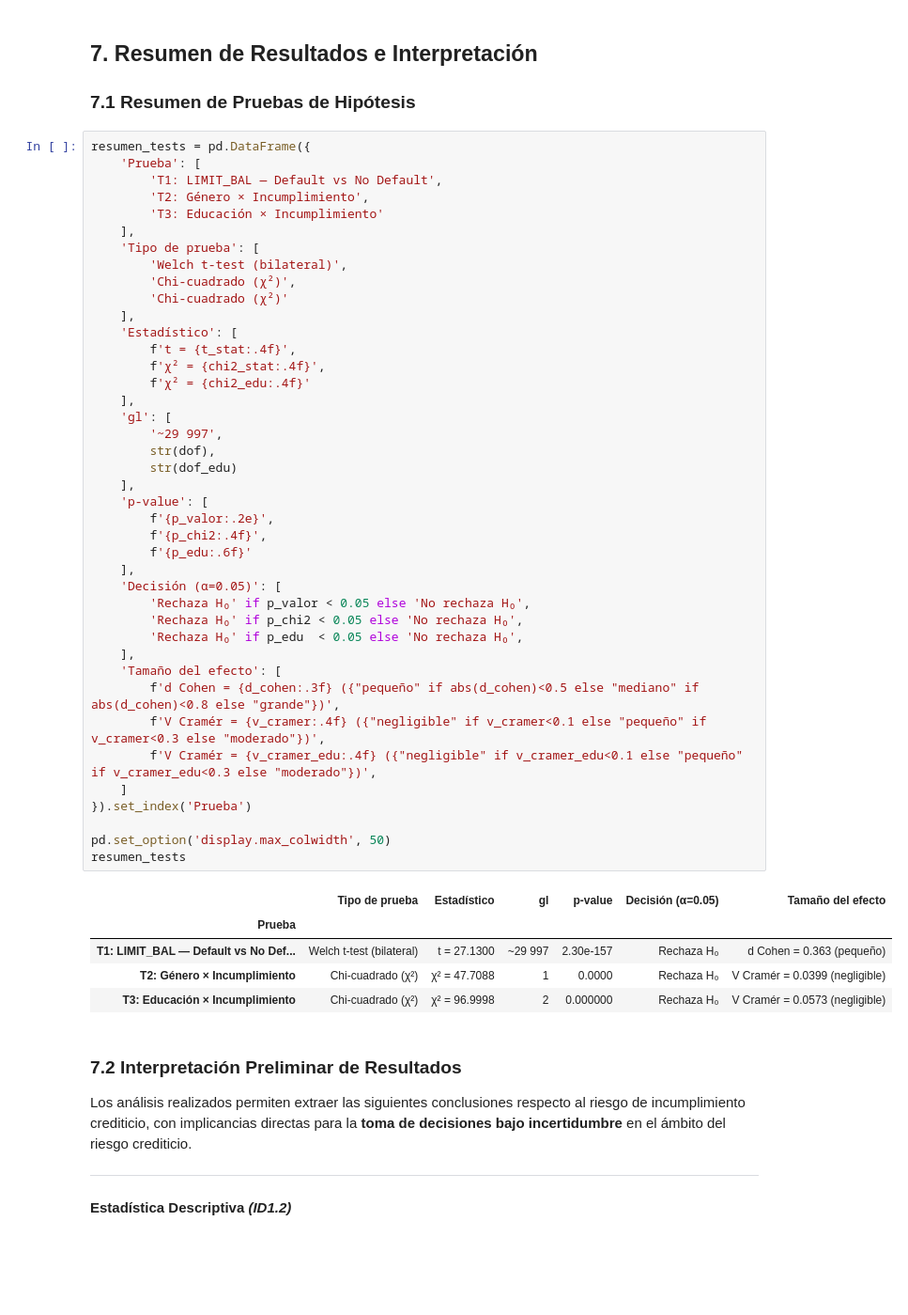
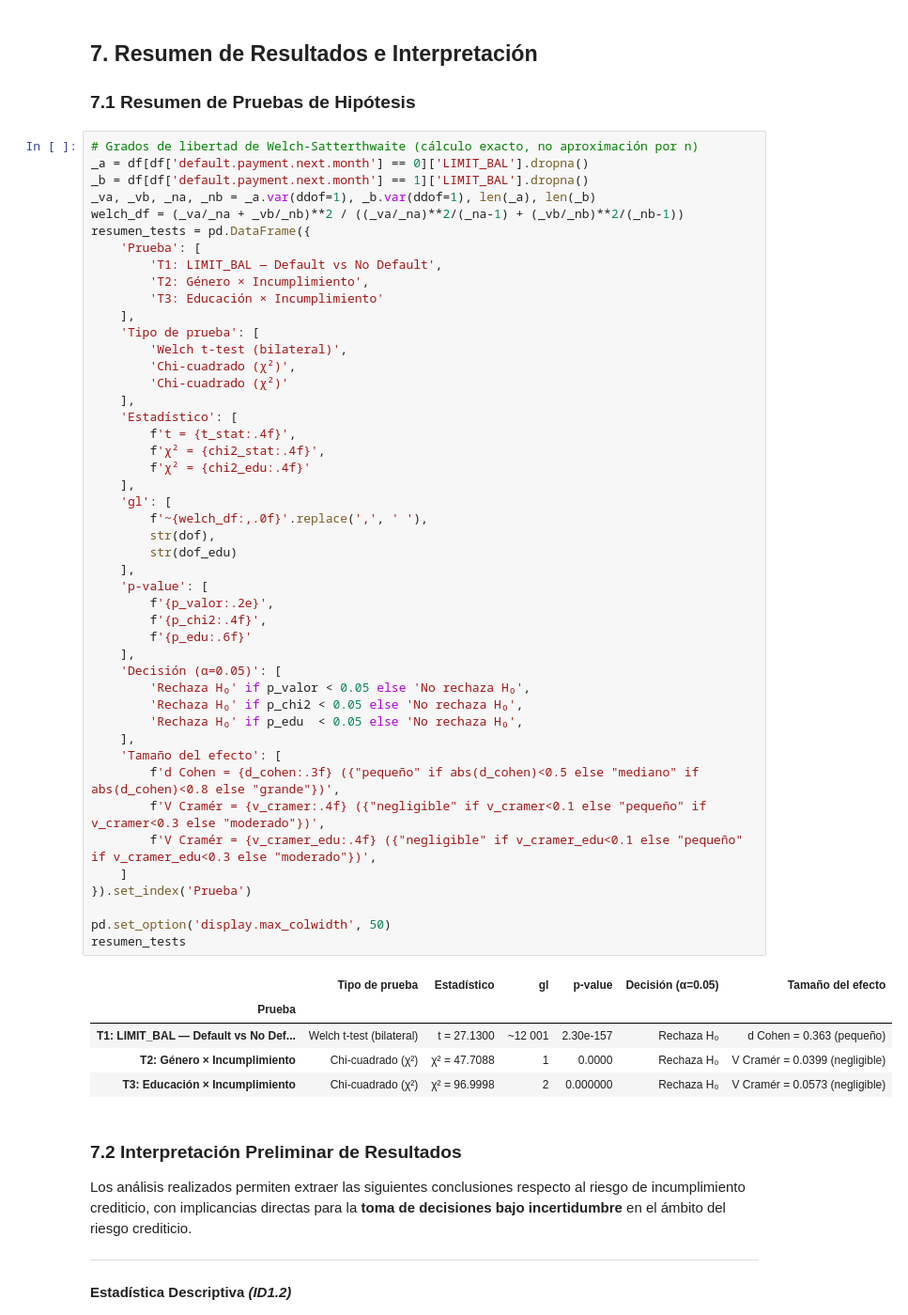
Before and after one commit to robertomoncada-blip/Magister_ciencia_datos, a Jupyter notebook: MCDI501/notebooks/F1_semana1.ipynb, the cells around one changed output. Shown at 94% size. Cells and saved outputs as stored; diff of their text form; blank space fills up the shorter version.

Commit message:
feat(notebook): agrega verificación de duplicados e inconsistencias, corrige gl de Welch y justificación del filtro de educación

```diff
--- a/MCDI501/notebooks/F1_semana1.ipynb
+++ b/MCDI501/notebooks/F1_semana1.ipynb
@@ -963,6 +1003,11 @@ Conclusión: Existe asociación significativa entre el nivel educacional y el in
 
 ### 7.1 Resumen de Pruebas de Hipótesis
 # %%
+# Grados de libertad de Welch-Satterthwaite (cálculo exacto, no aproximación por n)
+_a = df[df['default.payment.next.month'] == 0]['LIMIT_BAL'].dropna()
+_b = df[df['default.payment.next.month'] == 1]['LIMIT_BAL'].dropna()
+_va, _vb, _na, _nb = _a.var(ddof=1), _b.var(ddof=1), len(_a), len(_b)
+welch_df = (_va/_na + _vb/_nb)**2 / ((_va/_na)**2/(_na-1) + (_vb/_nb)**2/(_nb-1))
 resumen_tests = pd.DataFrame({
     'Prueba': [
         'T1: LIMIT_BAL — Default vs No Default',
@@ -978,35 +1023,35 @@ resumen_tests = pd.DataFrame({
         f't = {t_stat:.4f}',
         f'χ² = {chi2_stat:.4f}',
         f'χ² = {chi2_edu:.4f}'
     ],
     'gl': [
-        '~29 997',
+        f'~{welch_df:,.0f}'.replace(',', ' '),
         str(dof),
         str(dof_edu)
     ],
     'p-value': [
         f'{p_valor:.2e}',
         f'{p_chi2:.4f}',
         f'{p_edu:.6f}'
     ],
     'Decisión (α=0.05)': [
         'Rechaza H₀' if p_valor < 0.05 else 'No rechaza H₀',
         'Rechaza H₀' if p_chi2 < 0.05 else 'No rechaza H₀',
         'Rechaza H₀' if p_edu  < 0.05 else 'No rechaza H₀',
     ],
     'Tamaño del efecto': [
         f'd Cohen = {d_cohen:.3f} ({"pequeño" if abs(d_cohen)<0.5 else "mediano" if abs(d_cohen)<0.8 else "grande"})',
         f'V Cramér = {v_cramer:.4f} ({"negligible" if v_cramer<0.1 else "pequeño" if v_cramer<0.3 else "moderado"})',
         f'V Cramér = {v_cramer_edu:.4f} ({"negligible" if v_cramer_edu<0.1 else "pequeño" if v_cramer_edu<0.3 else "moderado"})',
     ]
 }).set_index('Prueba')
 
 pd.set_option('display.max_colwidth', 50)
 resumen_tests
 # %% [output]
 |  | Tipo de prueba | Estadístico | gl | p-value | Decisión (α=0.05) | Tamaño del efecto |
 | Prueba |  |  |  |  |  |  |
-| T1: LIMIT_BAL — Default vs No Def... | Welch t-test (bilateral) | t = 27.1300 | ~29 997 | 2.30e-157 | Rechaza H₀ | d Cohen = 0.363 (pequeño) |
+| T1: LIMIT_BAL — Default vs No Def... | Welch t-test (bilateral) | t = 27.1300 | ~12 001 | 2.30e-157 | Rechaza H₀ | d Cohen = 0.363 (pequeño) |
 | T2: Género × Incumplimiento | Chi-cuadrado (χ²) | χ² = 47.7088 | 1 | 0.0000 | Rechaza H₀ | V Cramér = 0.0399 (negligible) |
 | T3: Educación × Incumplimiento | Chi-cuadrado (χ²) | χ² = 96.9998 | 2 | 0.000000 | Rechaza H₀ | V Cramér = 0.0573 (negligible) |
 # %% [markdown]
```
Also changed, not shown: parts of 2 cells of this notebook, 10 other files.
